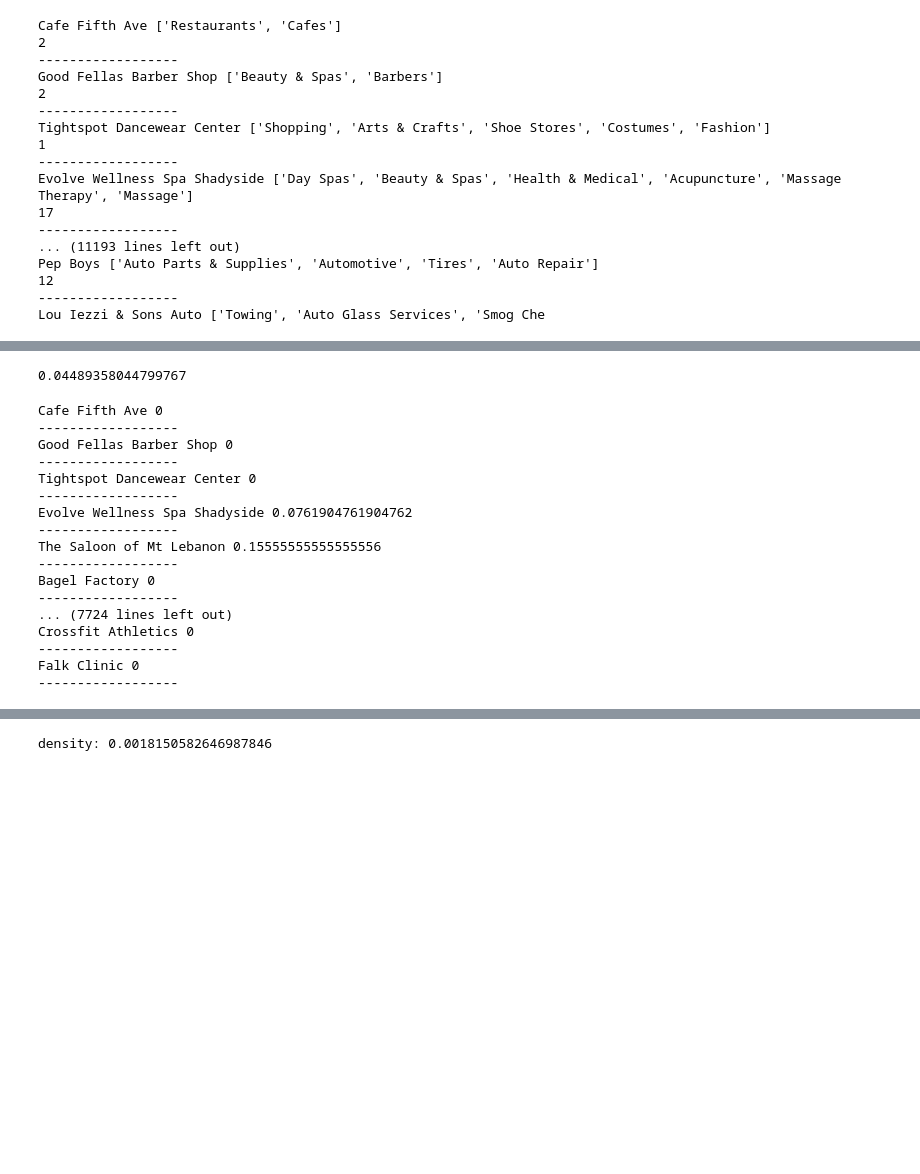
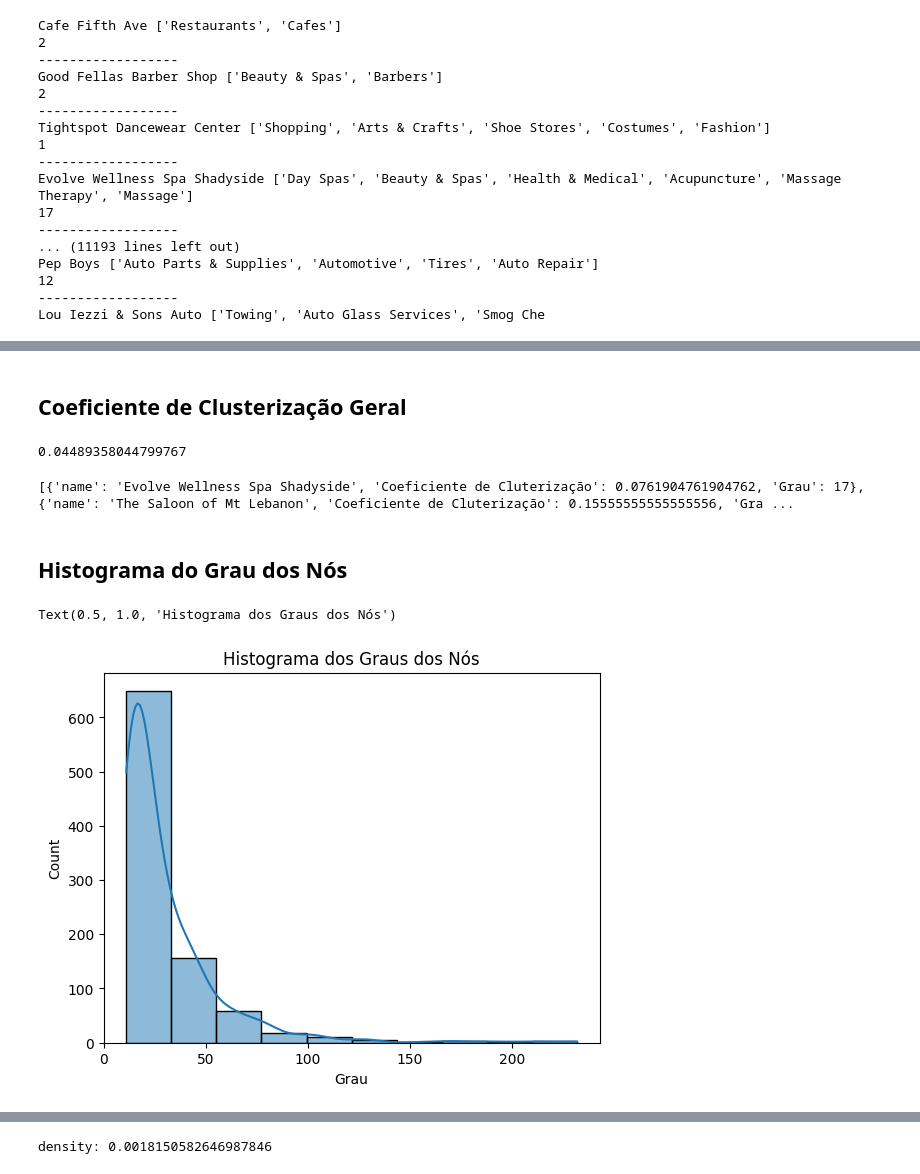
Before and after one commit to rwc2408/CienciadasRedes, a Jupyter notebook: Desafio 01/Desafio01_AnaliseExploratoria.ipynb, the cells around one changed output, grey strips where cells are left out. Drawn from its saved outputs; the diff is of its cells as text; code cells hidden in the pictures; blank space fills up the shorter version.

```diff
--- a/Desafio 01/Desafio01_AnaliseExploratoria.ipynb
+++ b/Desafio 01/Desafio01_AnaliseExploratoria.ipynb
@@ -83,27 +85,29 @@ Text(0, 0.5, 'Numero de nós')
+# %% [markdown]
+## Coeficiente de Clusterização Geral
 # %%
 print(nx.average_clustering(G))
 # %% [output]
 0.04489358044799767
 # %%
+list_clustering = []
+
 for node in G.nodes:
-    if G.degree(node) > 0:
-        print(G.nodes[node]['name'], nx.clustering(G, node))
-        print('------------------')
+        if  G.degree(node) > 10:
+                list_clustering.append({'name': G.nodes[node]['name'],
+                                'Coeficiente de Cluterização': nx.clustering(G, node),
+                                'Grau':G.degree(node)})
+print(list_clustering)
 # %% [output]
-Cafe Fifth Ave 0
-------------------
-Good Fellas Barber Shop 0
-------------------
-Tightspot Dancewear Center 0
-------------------
-Evolve Wellness Spa Shadyside 0.0761904761904762
-------------------
-The Saloon of Mt Lebanon 0.15555555555555556
-------------------
-Bagel Factory 0
-------------------
-... (7724 lines left out)
-Crossfit Athletics 0
-------------------
-Falk Clinic 0
-------------------
+[{'name': 'Evolve Wellness Spa Shadyside', 'Coeficiente de Cluterização': 0.0761904761904762, 'Grau': 17}, {'name': 'The Saloon of Mt Lebanon', 'Coeficiente de Cluterização': 0.15555555555555556, 'Gra ...
+# %%
+df_clustering = pd.DataFrame.from_dict(list_clustering)
+# %% [markdown]
+## Histograma do Grau dos Nós
+# %%
+
+
+sns.histplot(data=df_clustering, x="Grau", bins=10, kde=True)
+plt.title('Histograma dos Graus dos Nós')
+# %% [output]
+Text(0.5, 1.0, 'Histograma dos Graus dos Nós')
+[figure, added]
```
Also changed, not shown: parts of 20 cells of this notebook.
